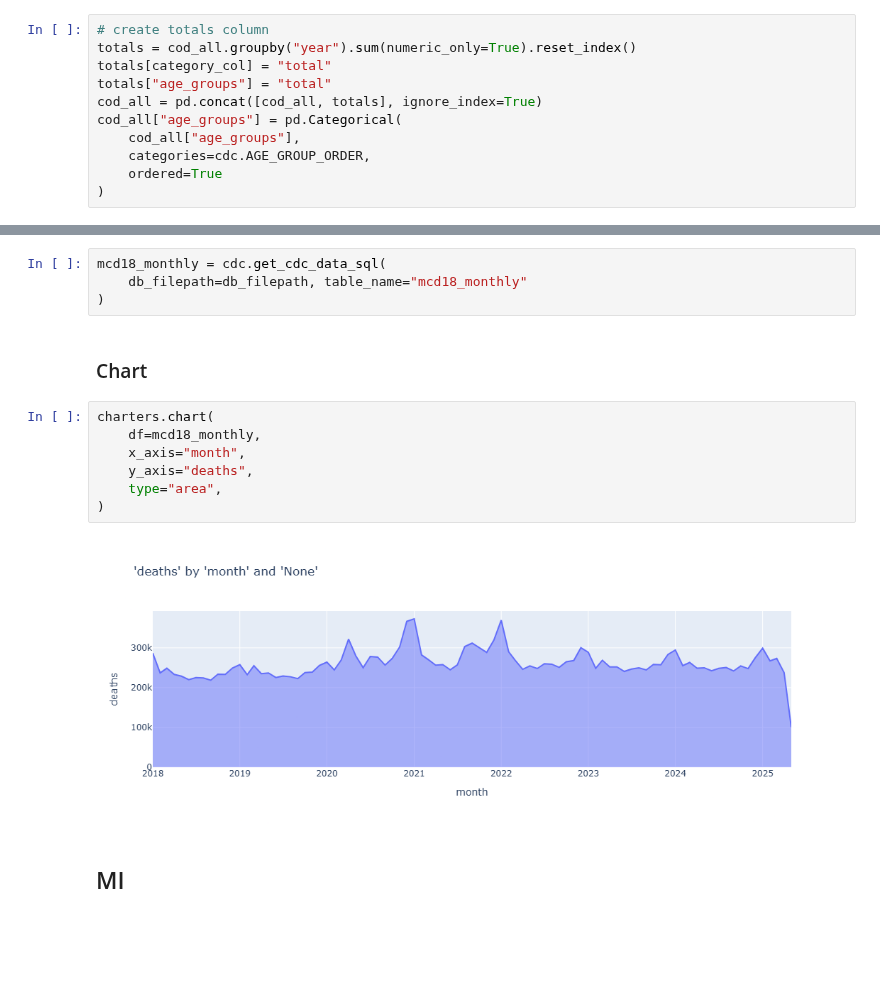
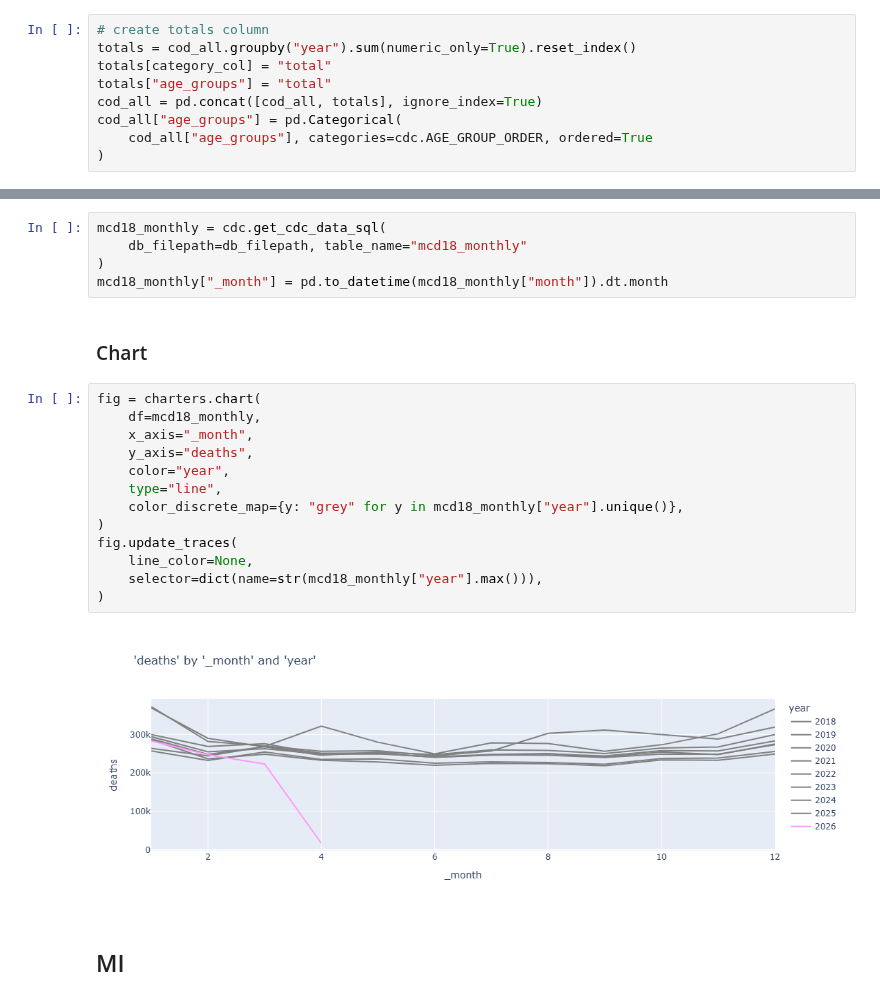
Before and after one commit to jkoestner/morai, a Jupyter notebook: notebooks/tutorials/cdc.ipynb, the cells around one changed output, grey strips where cells are left out. Cells and saved outputs as stored; diff of their text form; blank space fills up the shorter version.

```diff
--- a/notebooks/tutorials/cdc.ipynb
+++ b/notebooks/tutorials/cdc.ipynb
@@ -102,9 +100,7 @@ totals[category_col] = "total"
 totals["age_groups"] = "total"
 cod_all = pd.concat([cod_all, totals], ignore_index=True)
 cod_all["age_groups"] = pd.Categorical(
-    cod_all["age_groups"],
-    categories=cdc.AGE_GROUP_ORDER,
-    ordered=True
+    cod_all["age_groups"], categories=cdc.AGE_GROUP_ORDER, ordered=True
 )
 # %%
 category_orders = charters.get_category_orders(
@@ -174,17 +170,24 @@ deaths_pivot, names_pivot = cdc.get_top_deaths_by_age_group(df=cod_all, year=201
 mcd18_monthly = cdc.get_cdc_data_sql(
     db_filepath=db_filepath, table_name="mcd18_monthly"
 )
+mcd18_monthly["_month"] = pd.to_datetime(mcd18_monthly["month"]).dt.month
 # %% [markdown]
 ### Chart
 # %%
-charters.chart(
+fig = charters.chart(
     df=mcd18_monthly,
-    x_axis="month",
+    x_axis="_month",
     y_axis="deaths",
-    type="area",
+    color="year",
+    type="line",
+    color_discrete_map={y: "grey" for y in mcd18_monthly["year"].unique()},
 )
+fig.update_traces(
+    line_color=None,
+    selector=dict(name=str(mcd18_monthly["year"].max())),
+)
 # %% [output]
-[figure, old version]
+[figure, new version]
 # %% [markdown]
 ## MI
 # %% [markdown]
```
Also changed, not shown: parts of 3 cells of this notebook.
